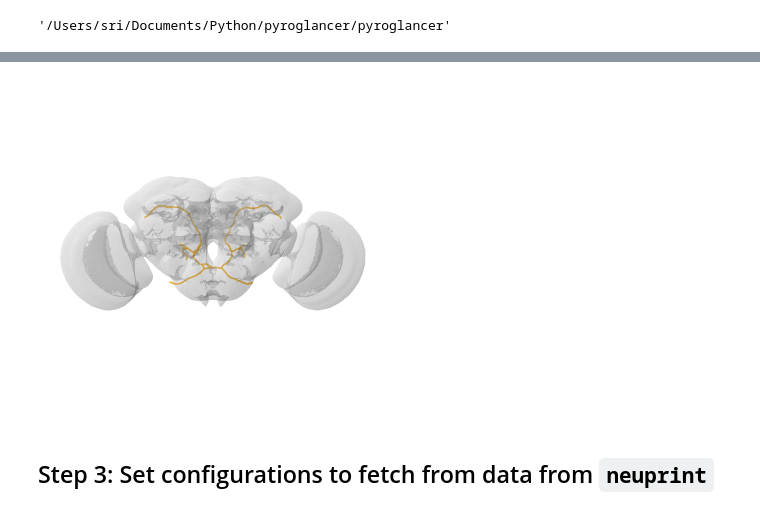
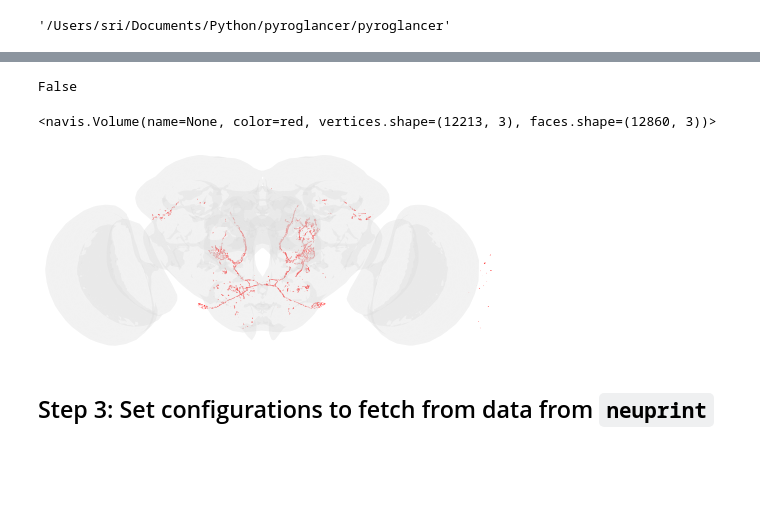
Before and after one commit to SridharJagannathan/pyroglancer, a Jupyter notebook: pyroglancer/examples/gal4line2flywire.ipynb, the cells around one changed output, grey strips where cells are left out. Drawn from its saved outputs; the diff is of its cells as text; code cells hidden in the pictures; blank space fills up the shorter version.

Commit message:
Updated for gal4line visualisation

```diff
--- a/pyroglancer/examples/gal4line2flywire.ipynb
+++ b/pyroglancer/examples/gal4line2flywire.ipynb
@@ -63,14 +79,28 @@ vfb_neuron
+# %%
+mesh = o3d.geometry.TriangleMesh.create_from_point_cloud_ball_pivoting(pcd,
+           o3d.utility.DoubleVector([radius, radius * 2]))
+# %%
+# create the triangular mesh with the vertices and faces from open3d
+tri_mesh = tm.Trimesh(np.asarray(mesh.vertices), np.asarray(mesh.triangles),
+                          vertex_normals=np.asarray(mesh.vertex_normals))
+# %%
+tm.convex.is_convex(tri_mesh)
+# %% [output]
+False
+# %%
+vfb_mesh = navis.Volume(tri_mesh)
 # %%
 jrc2018u_mesh = navis.Volume(flybrains.JRC2018U.mesh)
-# %%
-fig, ax = navis.plot2d([vfb_neuron,jrc2018u_mesh],linewidth = 1.5, method='3d_complex')
-# Just adjust `azim` (azimuth) and `elev` (elevation) to change view
-ax.azim = -90
-ax.elev = -90
-# Zoom in a bit
-ax.dist = 6
-# %% [output]
-[figure, removed]
+# %%
+vfb_mesh.color = 'red'
+vfb_mesh
+# %% [output]
+<navis.Volume(name=None, color=red, vertices.shape=(12213, 3), faces.shape=(12860, 3))>
+# %%
+fig, ax = navis.plot2d([vfb_mesh,jrc2018u_mesh], method='2d')
+fig.gca().invert_yaxis()
+# %% [output]
+[figure, added]
 # %% [markdown]
 ## Step 3: Set configurations to fetch from data from `neuprint`
 # %%
```
Also changed, not shown: parts of 41 cells of this notebook, 2 other files.
